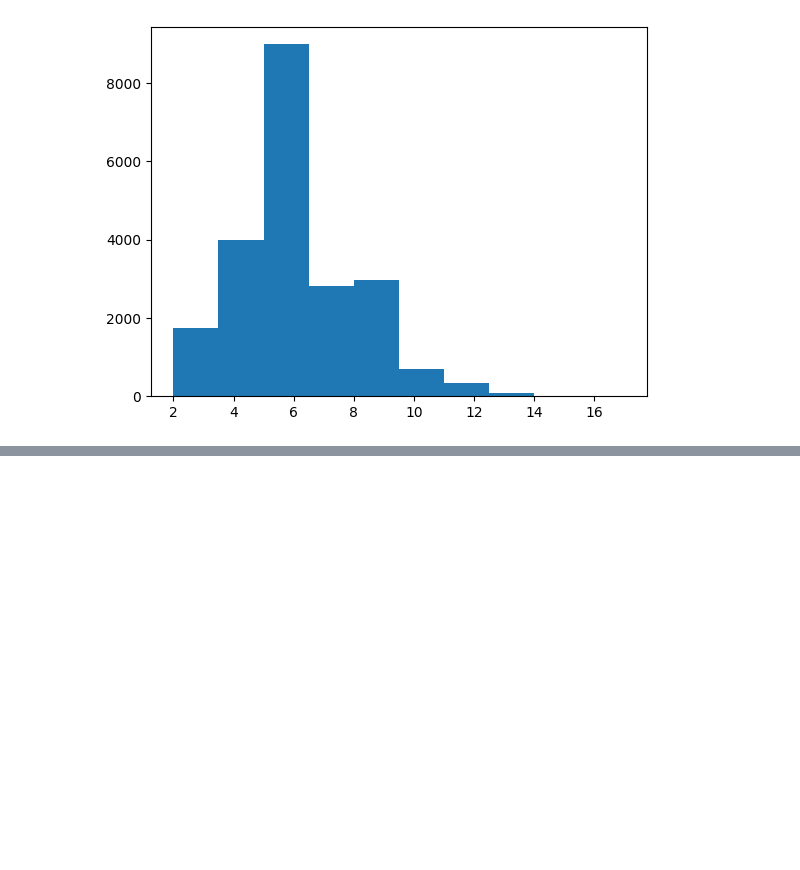
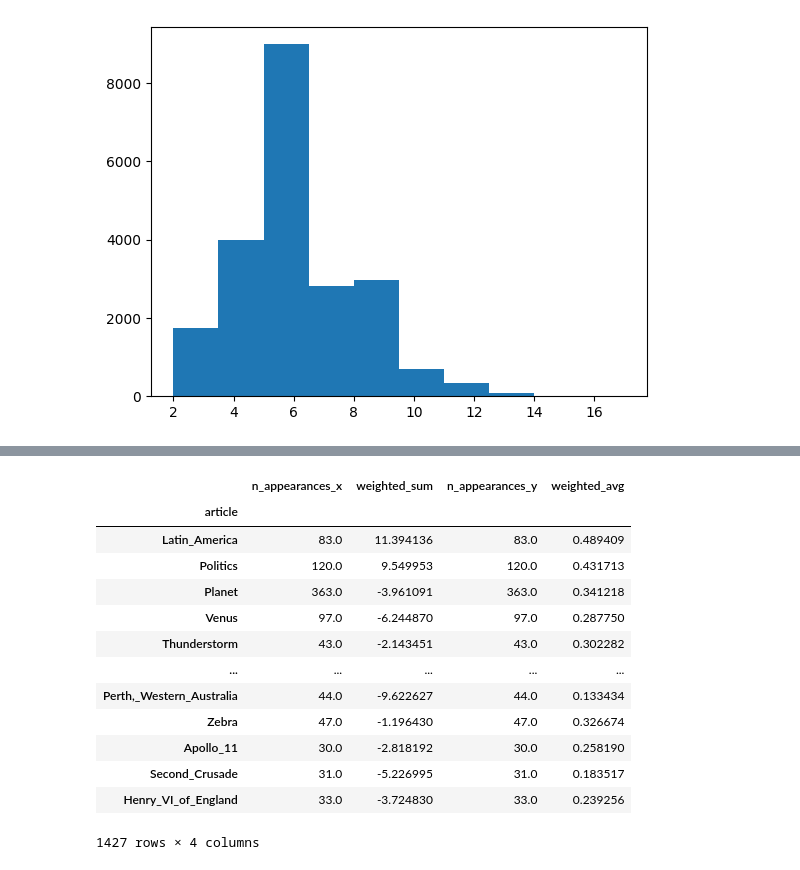
Before and after one commit to epfl-ada/ada-2024-project-adaholiks, a Jupyter notebook: greedy_embedding_navigation.ipynb, the cells around one changed output, grey strips where cells are left out. Saved outputs shown, nothing was run; the diff lists cells and outputs as text; code cells hidden in the pictures; blank space fills up the shorter version.

```diff
--- a/greedy_embedding_navigation.ipynb
+++ b/greedy_embedding_navigation.ipynb
@@ -556,0 +547,17 @@ Rows removed: 3732
+# %%
+art_greedy_traversal_scores
+# %% [output]
+|  | n_appearances_x | weighted_sum | n_appearances_y | weighted_avg |
+| article |  |  |  |  |
+| Latin_America | 83.0 | 11.394136 | 83.0 | 0.489409 |
+| Politics | 120.0 | 9.549953 | 120.0 | 0.431713 |
+| Planet | 363.0 | -3.961091 | 363.0 | 0.341218 |
+| Venus | 97.0 | -6.244870 | 97.0 | 0.287750 |
+| Thunderstorm | 43.0 | -2.143451 | 43.0 | 0.302282 |
+| ... | ... | ... | ... | ... |
+| Perth,_Western_Australia | 44.0 | -9.622627 | 44.0 | 0.133434 |
+| Zebra | 47.0 | -1.196430 | 47.0 | 0.326674 |
+| Apollo_11 | 30.0 | -2.818192 | 30.0 | 0.258190 |
+| Second_Crusade | 31.0 | -5.226995 | 31.0 | 0.183517 |
+| Henry_VI_of_England | 33.0 | -3.724830 | 33.0 | 0.239256 |
+1427 rows × 4 columns
```
Also changed, not shown: parts of 36 cells of this notebook, 6 other files.
